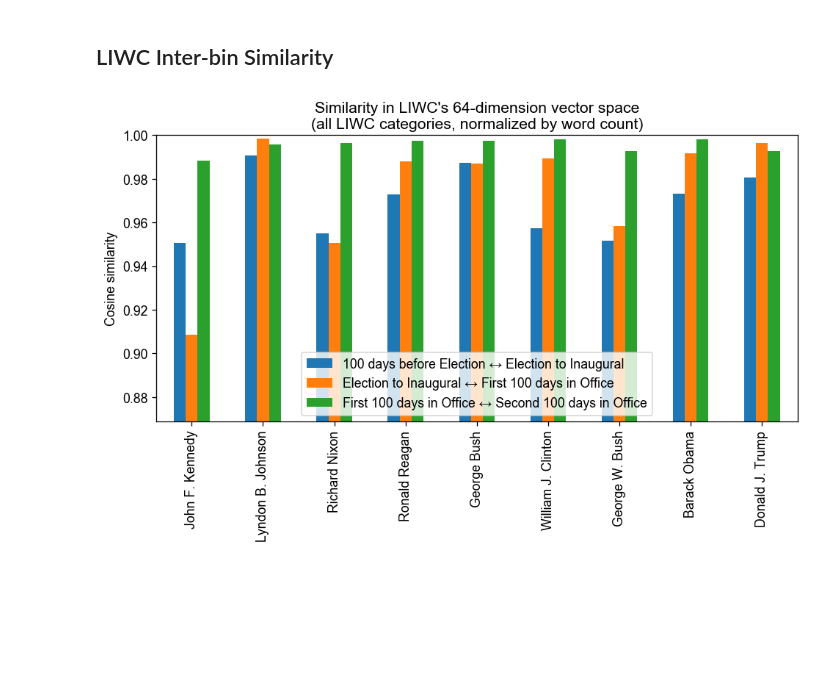
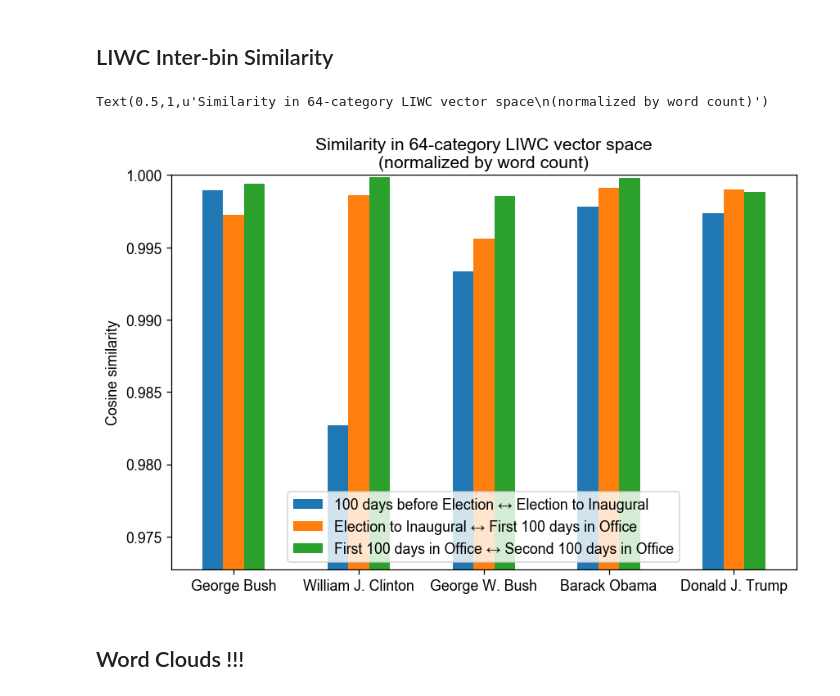
Before and after one commit to chbrown/presidents, a Jupyter notebook: notebooks/Inaugural-Shift.ipynb, the cells around one changed output. Cells and saved outputs as stored; diff of their text form; code cells hidden in the pictures; blank space fills up the shorter version.

```diff
--- a/notebooks/Inaugural-Shift.ipynb
+++ b/notebooks/Inaugural-Shift.ipynb
@@ -35,4 +52,4 @@ from presidents.scraping.tapp import presidents
 # %%
-presidents_lookup = dict(presidents)
+presidents_lookup = dict(tapp.presidents)
 # %%
 liwc_parse_token, liwc_category_names = liwc.load_token_parser('/usr/local/data/liwc_2007.dic')
@@ -204,0 +76,4 @@ def create_bin_analysis_df(presidents_with_bins, analyze_bins):
+# %%
+%%time
+all_tapp_papers = list(tapp.read_local_cache())
+print('Loaded {} "papers" from TAPP database'.format(len(all_tapp_papers)))
@@ -204,0 +215,7 @@ def create_bin_analysis_df(presidents_with_bins, analyze_bins):
+# %%
+def sim_description(*docs):
+    '''
+    docs should be a list of bindocs
+    (spacy.doc.Doc instances with a description field in user_data)
+    '''
+    return ' ↔ '.join(doc.user_data['description'] for doc in docs)
@@ -271,31 +606,18 @@ df
+# %%
+df = df_liwc_similarity.pivot_table(values='similarity', index=['president_id', 'president'], columns='bins')
+df = df.reset_index('president_id', drop=True)
 # %%
-def _liwc_scores(titled_document):
-    token_counts = spacy_token_counts(titled_document.document)
-    return liwc_scores(token_counts)
-
-def _liwc_similarity(d1, d2):
-    liwc1 = _liwc_scores(d1)
-    values1 = [liwc1[k] for k in liwc_category_names]
-    liwc2 = _liwc_scores(d2)
-    values2 = [liwc2[k] for k in liwc_category_names]
-    return 1 - spatial.distance.cosine(values1, values2)
-
-def liwc_similarity_analyzer(bins):
-    return iter_similarities(bins, simfunc=_liwc_similarity)
-
-df_liwc_similarity = pd.DataFrame(create_bin_analysis_df(all_presidents_with_bins, liwc_similarity_analyzer)).set_index('name')
-
-df = df_liwc_similarity
-df.columns = pd.Index(list(df.columns), tupleize_cols=True)
-df['analysis'].plot(kind='bar')
-ymin = df['analysis'].min().min()
-plt.ylim(ymin - 0.04, 1.0)
+df.plot(kind='bar')
+ymin = df.min().min()
+plt.ylim(ymin - 0.01, 1.0)
 plt.xlabel('')
 plt.ylabel('Cosine similarity')
-plt.xticks(rotation=90)
+plt.xticks(rotation=0)
 plt.legend(loc='lower center')
-plt.title("Similarity in LIWC's 64-dimension vector space\n(all LIWC categories, normalized by word count)")
-plt.tight_layout()
+plt.title("Similarity in {}-category LIWC vector space\n(normalized by word count)".format(len(selected_liwc_category_names)))
 # plt.savefig('Recent_presidents_pre-post-inaugural-100d-liwc-similarity.pdf')
 # %% [output]
+Text(0.5,1,u'Similarity in 64-category LIWC vector space\n(normalized by word count)')
-[figure, old version]
+[figure, new version]
+# %% [markdown]
+## Word Clouds !!!
```
Also changed, not shown: parts of 71 cells of this notebook.
